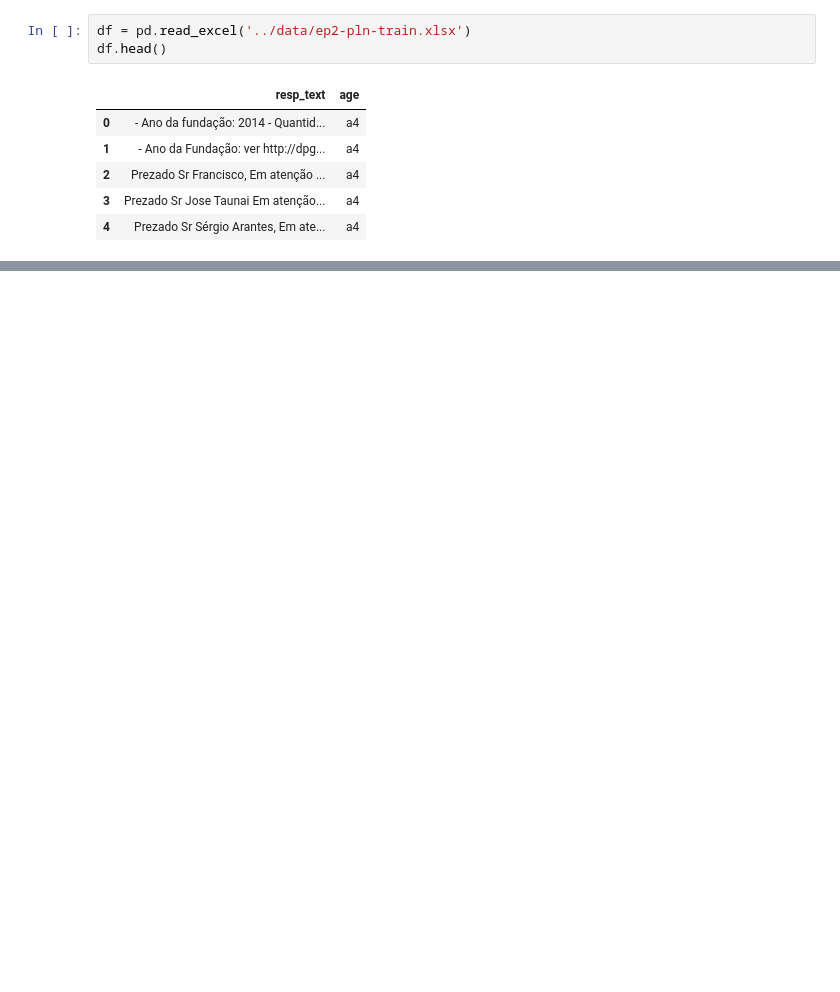
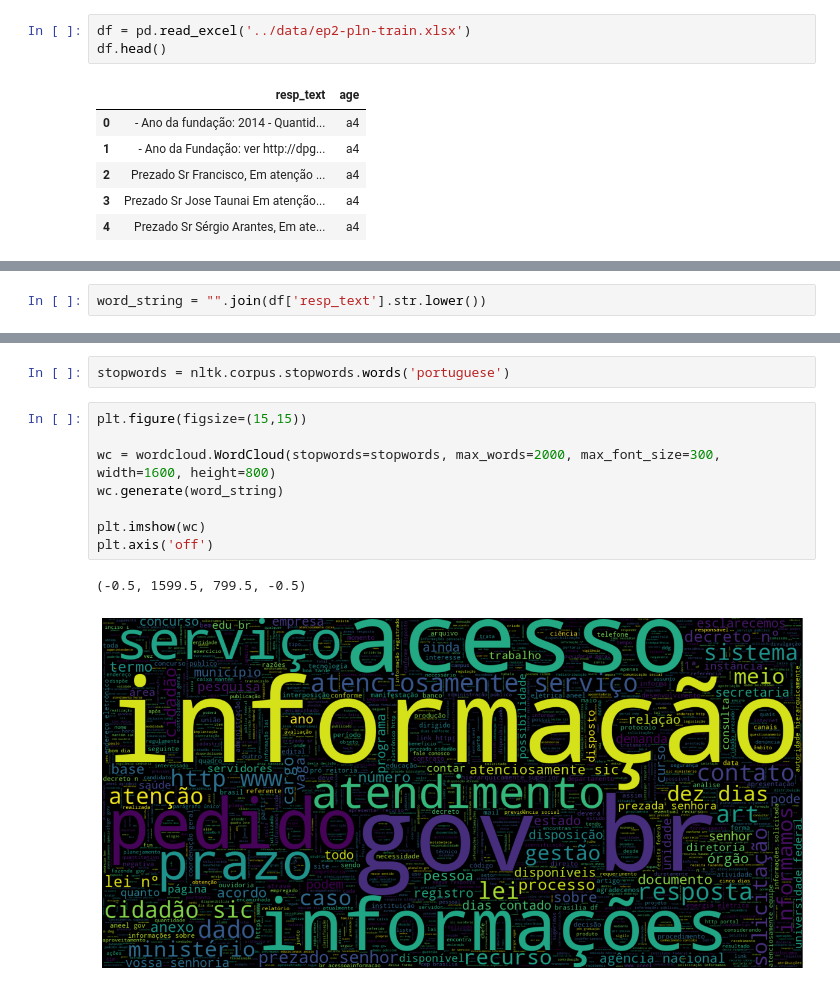
Before and after one commit to felmateos/age-group-classifier, a Jupyter notebook: analysis/exploratory_analysis.ipynb, the cells around one changed output, grey strips where cells are left out. Cells and saved outputs as stored; diff of their text form; blank space fills up the shorter version.

```diff
--- a/analysis/exploratory_analysis.ipynb
+++ b/analysis/exploratory_analysis.ipynb
@@ -12,0 +53,2 @@ df.head()
+# %%
+word_string = "".join(df['resp_text'].str.lower())
@@ -12,0 +62,13 @@ df.head()
+# %%
+stopwords = nltk.corpus.stopwords.words('portuguese')
+# %%
+plt.figure(figsize=(15,15))
+
+wc = wordcloud.WordCloud(stopwords=stopwords, max_words=2000, max_font_size=300, width=1600, height=800)
+wc.generate(word_string)
+
+plt.imshow(wc)
+plt.axis('off')
+# %% [output]
+(-0.5, 1599.5, 799.5, -0.5)
+[figure, added]
```
Also changed, not shown: parts of 15 cells of this notebook, 1 other file.
